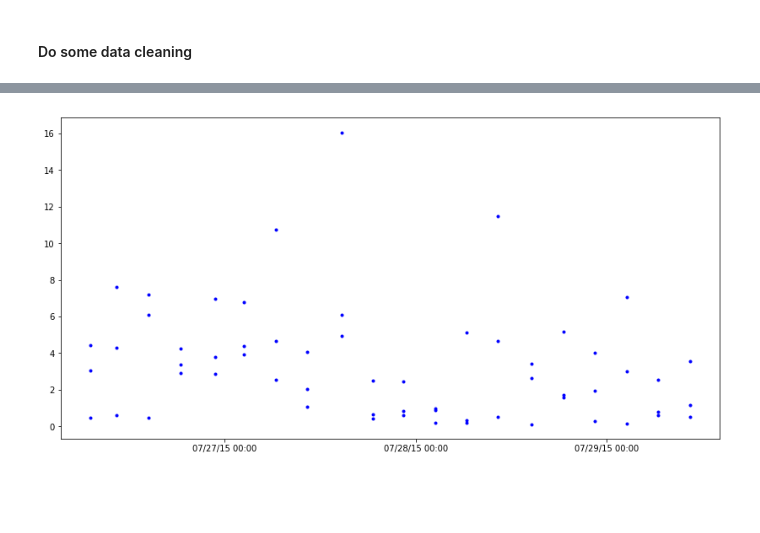
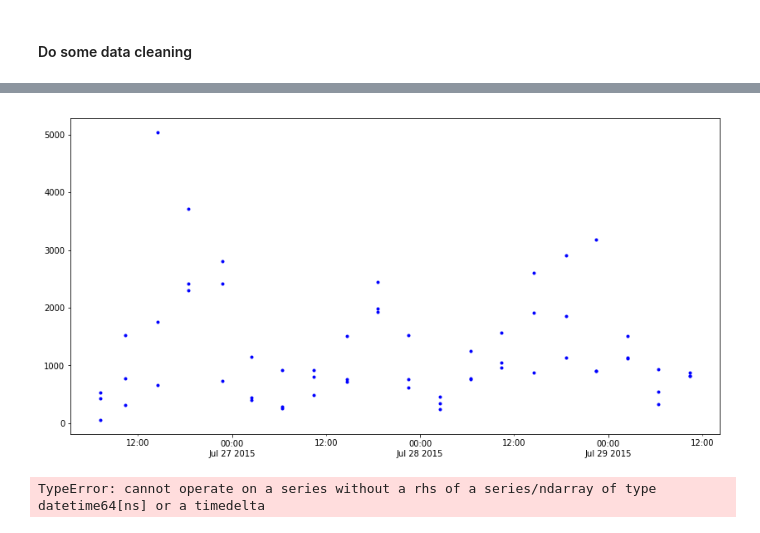
Before and after one commit to jamesrco/DielALOHA, a Jupyter notebook: python3/ALOHAdielCurveFit.ipynb, the cells around one changed output, grey strips where cells are left out. Drawn from its saved outputs; the diff is of its cells as text; code cells hidden in the pictures; blank space fills up the shorter version.

```diff
--- a/python3/ALOHAdielCurveFit.ipynb
+++ b/python3/ALOHAdielCurveFit.ipynb
@@ -123,28 +123,30 @@ display(dielSulfonates.head(n=3))
 # %%
 # after much searching, seems like easiest way to get the time ticks in the plot to come out right is to
 # change matplotlib's base timezone for the time being
 # probably a bad idea since, so we'll make sure to restore current setting after plotting
 
 # get, store current setting
 current_matplotTZ = plt.rcParams['timezone']
 # set to 'Pacific/Honolulu' temporarily
 plt.rcParams['timezone'] = 'Pacific/Honolulu'
 
 fig = plt.figure(figsize=(14, 7))
 
 ax1 = fig.add_subplot(111)
-ax1.plot(dielSulfonates['Timestamp_bottle_closure_GMT_ISO8601'],dielSulfonates['Cysteic_Acid_pmol.L'], 'b.')
+ax1.plot(dielSulfonates['Timestamp_bottle_closure_GMT_ISO8601'],dielSulfonates['DHPS_pmol.L'], 'b.')
 ax1.xaxis.set_major_locator(pltdates.DayLocator(interval=1))
-ax1.xaxis.set_major_formatter(pltdates.DateFormatter('%D %H:%M'))
+ax1.xaxis.set_minor_locator(pltdates.HourLocator(byhour=12))
+ax1.xaxis.set_major_formatter(pltdates.DateFormatter('%H:%M%\n%b %d %Y'))
+ax1.xaxis.set_minor_formatter(pltdates.DateFormatter('%H:%M'))
 ax1.xaxis_date(pytz.timezone('Pacific/Honolulu'))
 
 #ax2 = ax1.twinx()
 #ax2.plot(dielSeaFlow['Timestamp_ISO8601'],dielSeaFlow['Cbiomass_umol.L'], 'r-')
 
 #ax2.set_ylim(0.4, 1.8)
 
 # set matplotlib timezone back
 plt.rcParams['timezone'] = current_matplotTZ
 # %% [output]
-[figure, old version]
+[figure, new version]
 # %%
@@ -152,0 +155,7 @@ plt.rcParams['timezone'] = current_matplotTZ
+# %%
+xdata_clean = dielSulfonates['Timestamp_bottle_closure_GMT_ISO8601'][~np.isnan(dielSulfonates['DHPS_pmol.L'])]
+ydata_clean = dielSulfonates['DHPS_pmol.L'][~np.isnan(dielSulfonates['DHPS_pmol.L'])]
+popt, pcov = curve_fit(multWaves_func, xdata_clean, ydata_clean)
+popt
+# %% [output]
+TypeError: cannot operate on a series without a rhs of a series/ndarray of type datetime64[ns] or a timedelta
```
Also changed, not shown: parts of 3 cells of this notebook.
